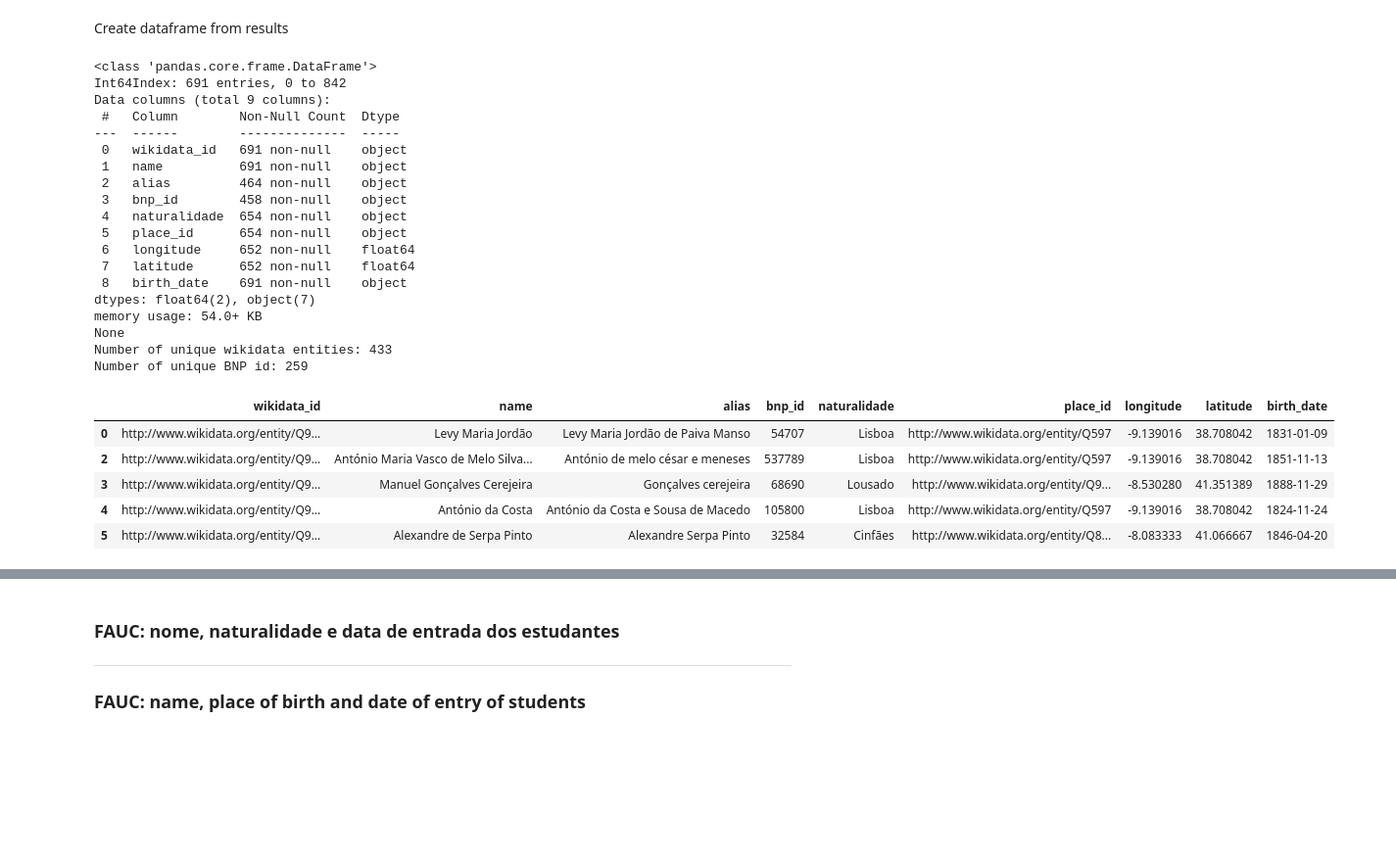
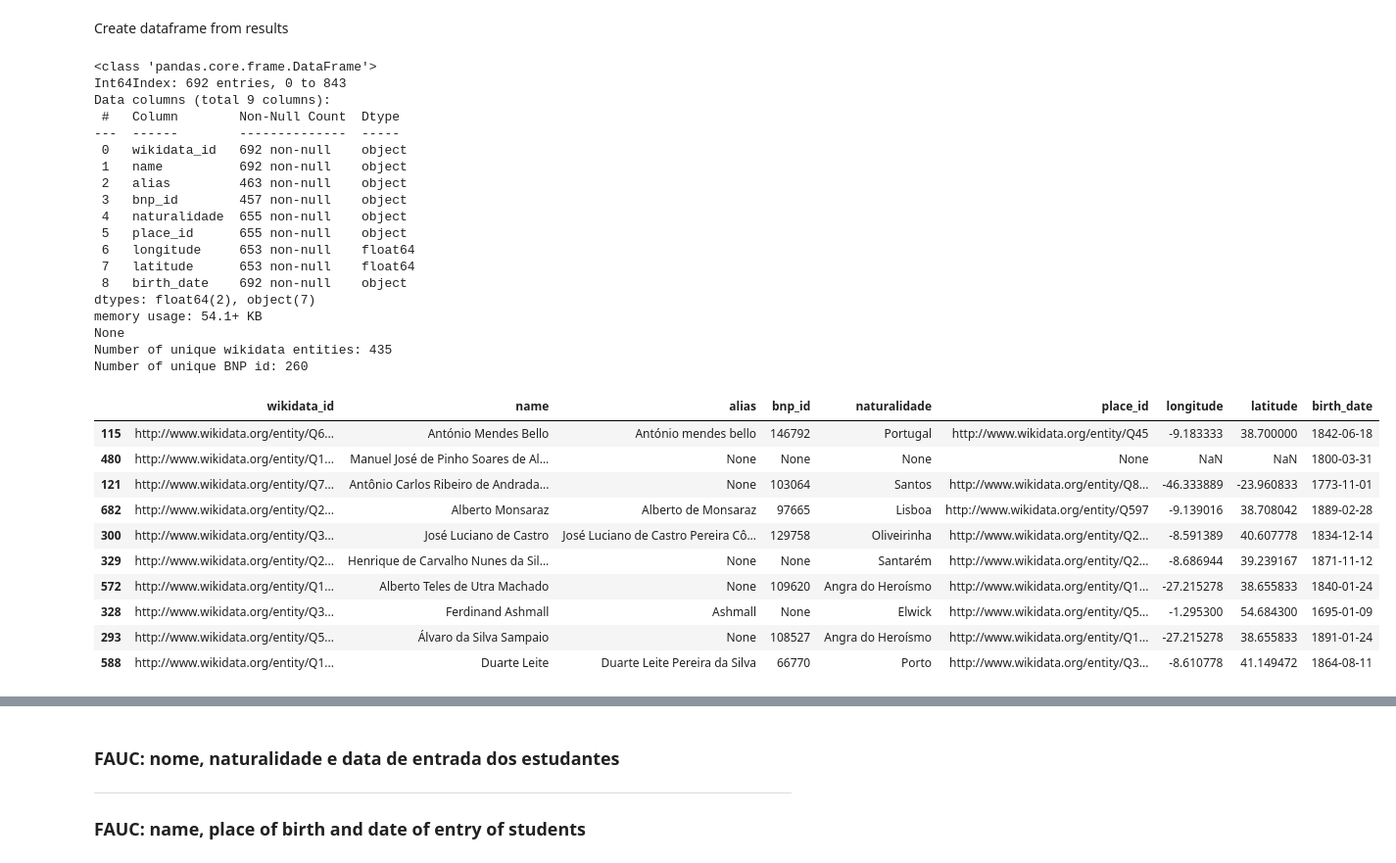
Before and after one commit to joaquimrcarvalho/fauc1537-1919, a Jupyter notebook: notebooks/997-wikidata.ipynb, the cells around one changed output, grey strips where cells are left out. Shown at 98% size. Drawn from its saved outputs; the diff is of its cells as text; code cells hidden in the pictures; blank space fills up the shorter version.

```diff
--- a/notebooks/997-wikidata.ipynb
+++ b/notebooks/997-wikidata.ipynb
@@ -133,52 +133,57 @@ import pandas as pd
 
 
 tuples = [(
             student.get('student',{'value':None})['value'],
             student.get('studentLabel',{'value':None})['value'],
             student.get('altLabel',{'value':None})['value'],
             student.get('bnp_idLabel',{'value':None})['value'],
             student.get('birthPlaceLabel',{'value':None})['value'],
             student.get('birthPlace',{'value':None})['value'],
             student.get('longitude',{'value':None})['value'],
             student.get('latitude',{'value':None})['value'],
             student.get('birthDateLabel',{'value':'0000-00-00'})['value'][0:10], # keep just the date, the time is normally missing
             )
             for student in records]
 
 wikidata = pd.DataFrame(tuples, columns=['wikidata_id','name','alias','bnp_id','naturalidade','place_id','longitude','latitude','birth_date'])
 wikidata.drop_duplicates(subset=['wikidata_id','name','alias'], inplace=True)
 wikidata['latitude'] = pd.to_numeric(wikidata['latitude'])
 wikidata['longitude'] = pd.to_numeric(wikidata['longitude'])
 print(wikidata.info())
 print("Number of unique wikidata entities:",len(wikidata['wikidata_id'].unique()))
 print("Number of unique BNP id:",len(wikidata['bnp_id'].unique()))
-wikidata.head()
+wikidata.sample(10)
 # %% [output]
 <class 'pandas.core.frame.DataFrame'>
-Int64Index: 691 entries, 0 to 842
+Int64Index: 692 entries, 0 to 843
 Data columns (total 9 columns):
  #   Column        Non-Null Count  Dtype
 ---  ------        --------------  -----
- 0   wikidata_id   691 non-null    object
- 1   name          691 non-null    object
- 2   alias         464 non-null    object
- 3   bnp_id        458 non-null    object
- 4   naturalidade  654 non-null    object
- 5   place_id      654 non-null    object
- 6   longitude     652 non-null    float64
- 7   latitude      652 non-null    float64
- 8   birth_date    691 non-null    object
+ 0   wikidata_id   692 non-null    object
+ 1   name          692 non-null    object
+ 2   alias         463 non-null    object
+ 3   bnp_id        457 non-null    object
+ 4   naturalidade  655 non-null    object
+ 5   place_id      655 non-null    object
+ 6   longitude     653 non-null    float64
+ 7   latitude      653 non-null    float64
+ 8   birth_date    692 non-null    object
 dtypes: float64(2), object(7)
-memory usage: 54.0+ KB
+memory usage: 54.1+ KB
 None
-Number of unique wikidata entities: 433
-Number of unique BNP id: 259
+Number of unique wikidata entities: 435
+Number of unique BNP id: 260
 |  | wikidata_id | name | alias | bnp_id | naturalidade | place_id | longitude | latitude | birth_date |
-| 0 | http://www.wikidata.org/entity/Q9... | Levy Maria Jordão | Levy Maria Jordão de Paiva Manso | 54707 | Lisboa | http://www.wikidata.org/entity/Q597 | -9.139016 | 38.708042 | 1831-01-09 |
-| 2 | http://www.wikidata.org/entity/Q9... | António Maria Vasco de Melo Silva... | António de melo césar e meneses | 537789 | Lisboa | http://www.wikidata.org/entity/Q597 | -9.139016 | 38.708042 | 1851-11-13 |
-| 3 | http://www.wikidata.org/entity/Q9... | Manuel Gonçalves Cerejeira | Gonçalves cerejeira | 68690 | Lousado | http://www.wikidata.org/entity/Q9... | -8.530280 | 41.351389 | 1888-11-29 |
-| 4 | http://www.wikidata.org/entity/Q9... | António da Costa | António da Costa e Sousa de Macedo | 105800 | Lisboa | http://www.wikidata.org/entity/Q597 | -9.139016 | 38.708042 | 1824-11-24 |
-| 5 | http://www.wikidata.org/entity/Q9... | Alexandre de Serpa Pinto | Alexandre Serpa Pinto | 32584 | Cinfães | http://www.wikidata.org/entity/Q8... | -8.083333 | 41.066667 | 1846-04-20 |
+| 115 | http://www.wikidata.org/entity/Q6... | António Mendes Bello | António mendes bello | 146792 | Portugal | http://www.wikidata.org/entity/Q45 | -9.183333 | 38.700000 | 1842-06-18 |
+| 480 | http://www.wikidata.org/entity/Q1... | Manuel José de Pinho Soares de Al... | None | None | None | None | NaN | NaN | 1800-03-31 |
+| 121 | http://www.wikidata.org/entity/Q7... | Antônio Carlos Ribeiro de Andrada... | None | 103064 | Santos | http://www.wikidata.org/entity/Q8... | -46.333889 | -23.960833 | 1773-11-01 |
+| 682 | http://www.wikidata.org/entity/Q2... | Alberto Monsaraz | Alberto de Monsaraz | 97665 | Lisboa | http://www.wikidata.org/entity/Q597 | -9.139016 | 38.708042 | 1889-02-28 |
+| 300 | http://www.wikidata.org/entity/Q3... | José Luciano de Castro | José Luciano de Castro Pereira Cô... | 129758 | Oliveirinha | http://www.wikidata.org/entity/Q2... | -8.591389 | 40.607778 | 1834-12-14 |
+| 329 | http://www.wikidata.org/entity/Q2... | Henrique de Carvalho Nunes da Sil... | None | None | Santarém | http://www.wikidata.org/entity/Q2... | -8.686944 | 39.239167 | 1871-11-12 |
+| 572 | http://www.wikidata.org/entity/Q1... | Alberto Teles de Utra Machado | None | 109620 | Angra do Heroísmo | http://www.wikidata.org/entity/Q1... | -27.215278 | 38.655833 | 1840-01-24 |
+| 328 | http://www.wikidata.org/entity/Q3... | Ferdinand Ashmall | Ashmall | None | Elwick | http://www.wikidata.org/entity/Q5... | -1.295300 | 54.684300 | 1695-01-09 |
+| 293 | http://www.wikidata.org/entity/Q5... | Álvaro da Silva Sampaio | None | 108527 | Angra do Heroísmo | http://www.wikidata.org/entity/Q1... | -27.215278 | 38.655833 | 1891-01-24 |
+| 588 | http://www.wikidata.org/entity/Q1... | Duarte Leite | Duarte Leite Pereira da Silva | 66770 | Porto | http://www.wikidata.org/entity/Q3... | -8.610778 | 41.149472 | 1864-08-11 |
 # %%
 aliases = wikidata[wikidata['alias'].notnull()]
 aliases.head()
```
Also changed, not shown: parts of 34 cells of this notebook.
